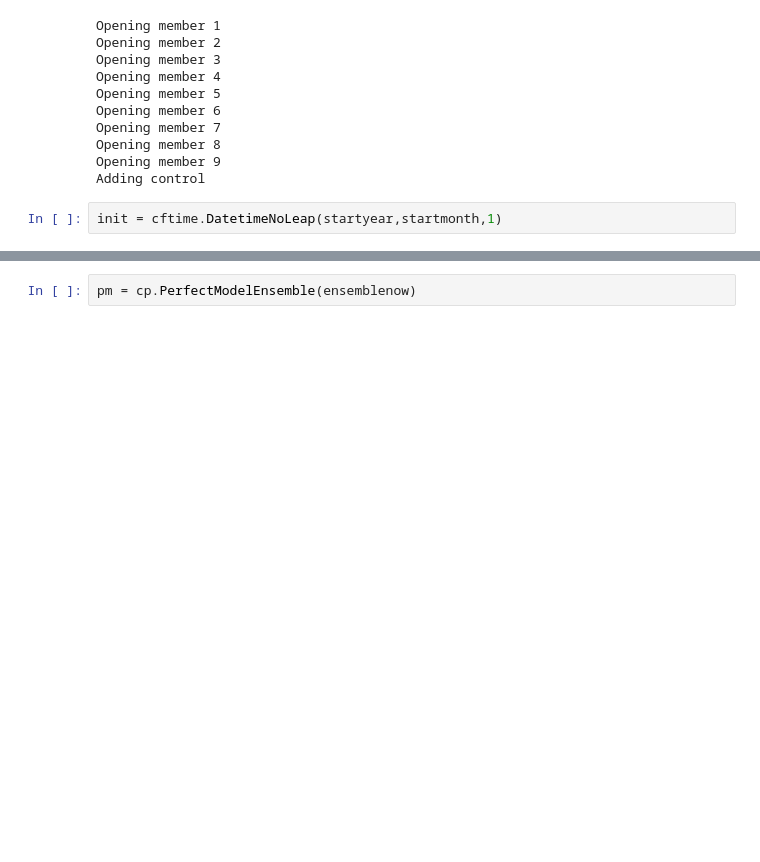
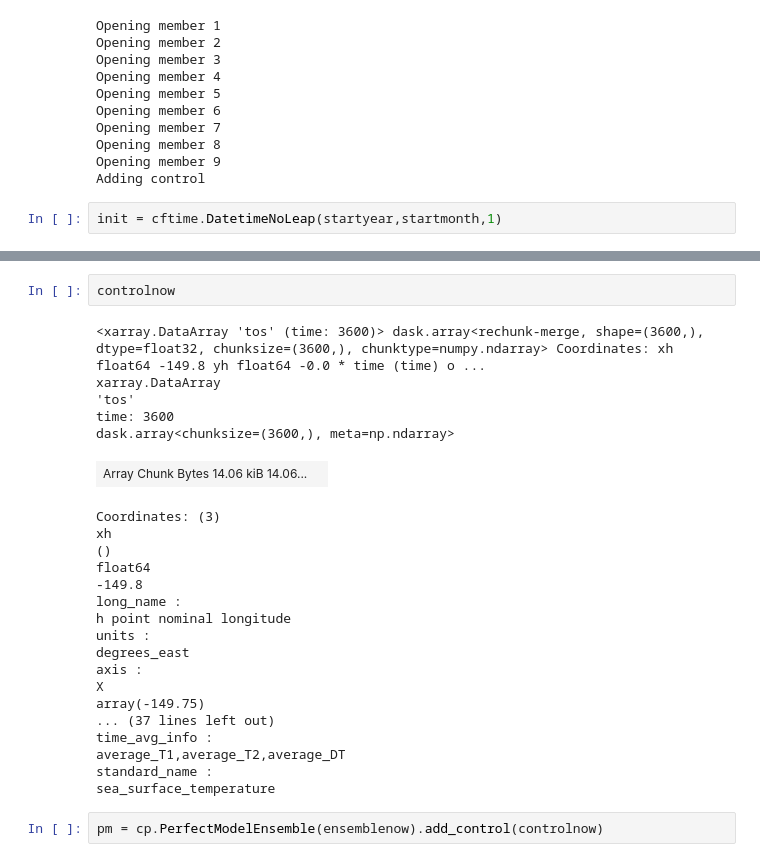
Before and after one commit to gmacgilchrist/esm4ppe_dev, a Jupyter notebook: notebooks/analysis/dev_climpred.ipynb, the cells around one changed output, grey strips where cells are left out. Cells and saved outputs as stored; diff of their text form; blank space fills up the shorter version.

```diff
--- a/notebooks/analysis/dev_climpred.ipynb
+++ b/notebooks/analysis/dev_climpred.ipynb
@@ -91,2 +115,28 @@ history :
+# %%
+controlnow
+# %% [output]
+<xarray.DataArray 'tos' (time: 3600)> dask.array<rechunk-merge, shape=(3600,), dtype=float32, chunksize=(3600,), chunktype=numpy.ndarray> Coordinates: xh float64 -149.8 yh float64 -0.0 * time (time) o ...
+xarray.DataArray
+'tos'
+time: 3600
+dask.array<chunksize=(3600,), meta=np.ndarray>
+| Array Chunk Bytes 14.06 kiB 14.06... |  |
+Coordinates: (3)
+xh
+()
+float64
+-149.8
+long_name :
+h point nominal longitude
+units :
+degrees_east
+axis :
+X
+array(-149.75)
+... (37 lines left out)
+time_avg_info :
+average_T1,average_T2,average_DT
+standard_name :
+sea_surface_temperature
 # %%
-pm = cp.PerfectModelEnsemble(ensemblenow)
+pm = cp.PerfectModelEnsemble(ensemblenow).add_control(controlnow)
```
Also changed, not shown: parts of 21 cells of this notebook, 19 other files.
